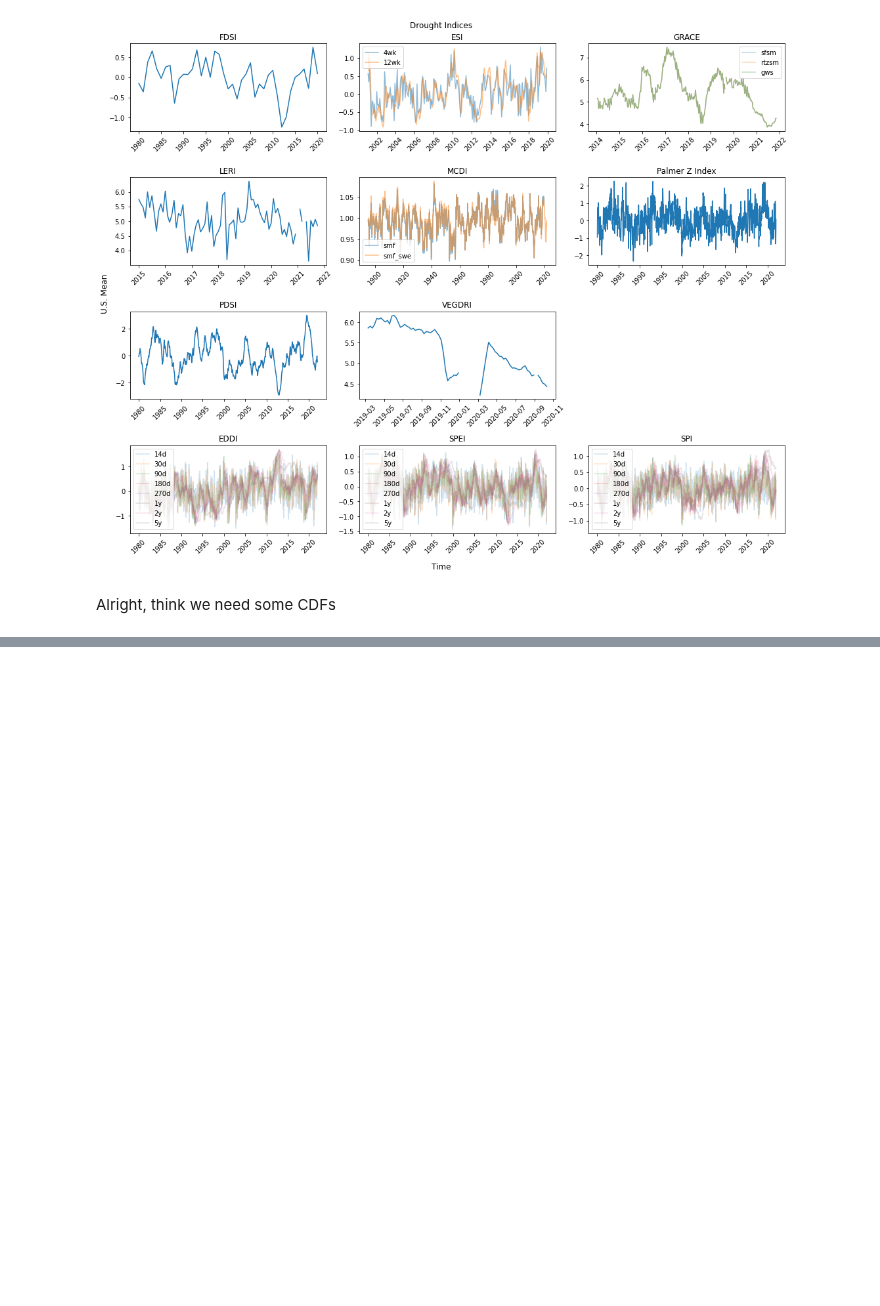
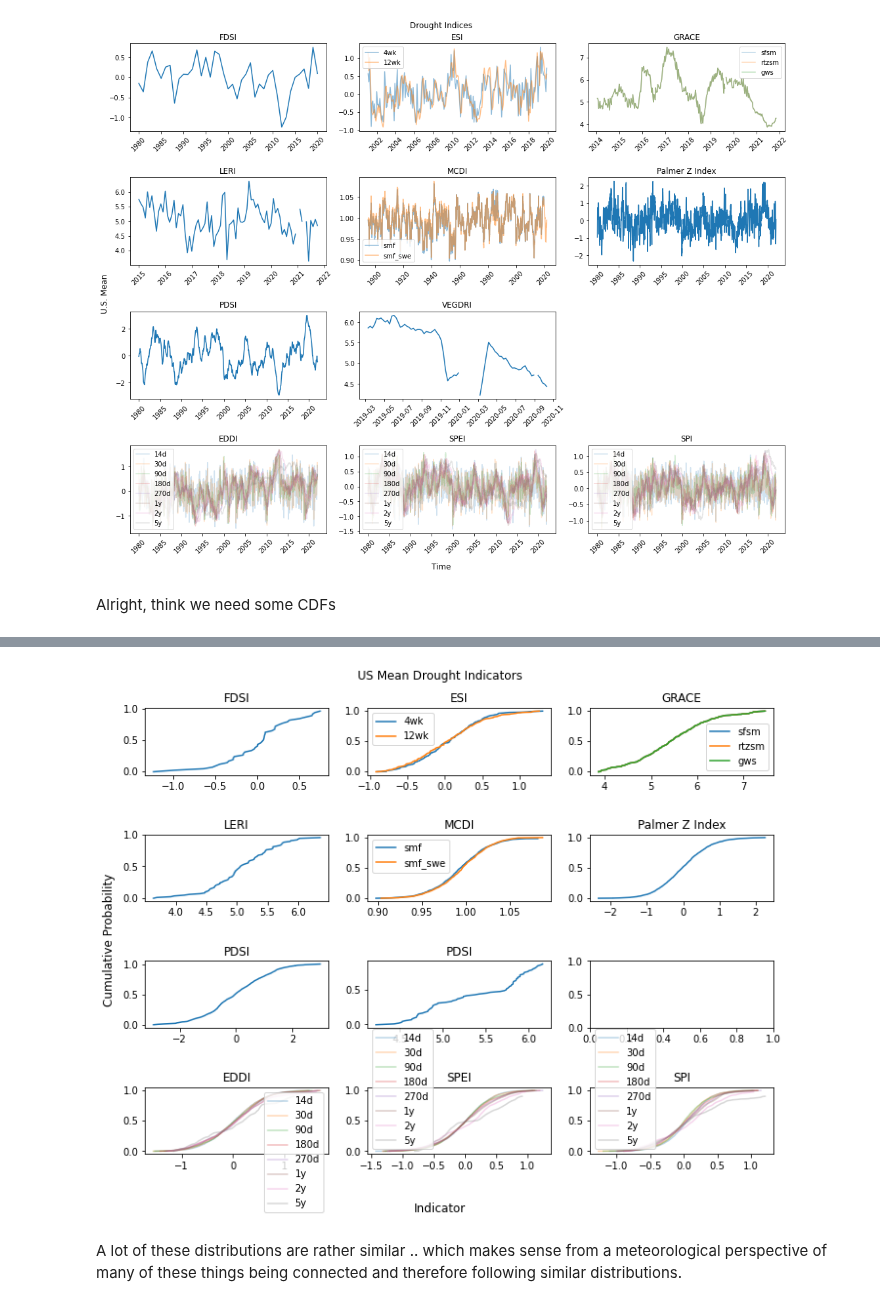
Before and after one commit to UW-Hydro/drought_impact, a Jupyter notebook: notebooks/compare_indicators.ipynb, the cells around one changed output, grey strips where cells are left out. Cells and saved outputs as stored; diff of their text form; code cells hidden in the pictures; blank space fills up the shorter version.

```diff
--- a/notebooks/compare_indicators.ipynb
+++ b/notebooks/compare_indicators.ipynb
@@ -338,0 +328,76 @@ ax.plot(fdsi_pos, fdsi_sorted)
+# %%
+eddi_sorted = dict()
+eddi_pos = dict()
+spei_sorted = dict()
+spei_pos = dict()
+spi_sorted = dict()
+spi_pos = dict()
+
+for time in dataset_times:
+    eddi_sort, eddi_p = wrangle.cunnane_empircal_cdf(eddi_mean[time].values)
+    spei_sort, spei_p = wrangle.cunnane_empircal_cdf(spei_mean[time].values)
+    spi_sort, spi_p = wrangle.cunnane_empircal_cdf(spi_mean[time].values)
+
+    eddi_sorted[time] = eddi_sort
+    eddi_pos[time] = eddi_p
+    spei_sorted[time] = spei_sort
+    spei_pos[time] = spei_p
+    spi_sorted[time] = spi_sort
+    spi_pos[time] = spi_p
+# %%
+fig, axs = plt.subplots(4,3, figsize=(10,8))
+ax = axs.ravel()
+
+ax[0].plot(fdsi_sorted, fdsi_pos, label='FDSI')
+ax[0].set_title('FDSI')
+
+ax[1].plot(esi_4wk_sorted, esi_4wk_pos, label='4wk')
+ax[1].plot(esi_12wk_sorted, esi_12wk_pos, label='12wk')
+ax[1].set_title('ESI')
+ax[1].legend()
+
+ax[2].plot(grace_sfsm_sorted, grace_sfsm_pos, label='sfsm')
+ax[2].plot(grace_rtzsm_sorted, grace_rtzsm_pos, label='rtzsm')
+ax[2].plot(grace_gws_sorted, grace_gws_pos, label='gws')
+ax[2].set_title('GRACE')
+ax[2].legend()
+
+ax[3].plot(leri_sorted, leri_pos)
+ax[3].set_title('LERI')
+
+ax[4].plot(mcdi_smf_sorted, mcdi_smf_pos, label='smf')
+ax[4].plot(mcdi_smf_swe_sorted, mcdi_smf_swe_pos, label='smf_swe')
+ax[4].set_title('MCDI')
+ax[4].legend()
+
+ax[5].plot(pzi_sorted, pzi_pos)
+ax[5].set_title('Palmer Z Index')
+
+ax[6].plot(pdsi_sorted, pdsi_pos)
+ax[6].set_title('PDSI')
+
+ax[7].plot(vegdri_sorted, vegdri_pos)
+ax[7].set_title('PDSI')
+
+for time in dataset_times:
+    ax[9].plot(eddi_sorted[time], eddi_pos[time], label=time, alpha=0.3)
+    ax[10].plot(spei_sorted[time], spei_pos[time], label=time, alpha=0.3)
+    ax[11].plot(spi_sorted[time], spi_pos[time], label=time, alpha=0.3)
+
+ax[9].set_title('EDDI')
+ax[10].set_title('SPEI')
+ax[11].set_title('SPI')
+
+ax[9].legend()
+ax[10].legend()
+ax[11].legend()
+
+fig.suptitle('US Mean Drought Indicators')
+fig.supylabel('Cumulative Probability')
+fig.supxlabel('Indicator')
+
+plt.tight_layout()
+# %% [output]
+[figure, added]
+# %% [markdown]
+A lot of these distributions are rather similar .. which makes sense from a meteorological perspective of many of these things being connected and therefore following similar distributions.
```
Also changed, not shown: parts of 2 cells of this notebook, 2 other files.
